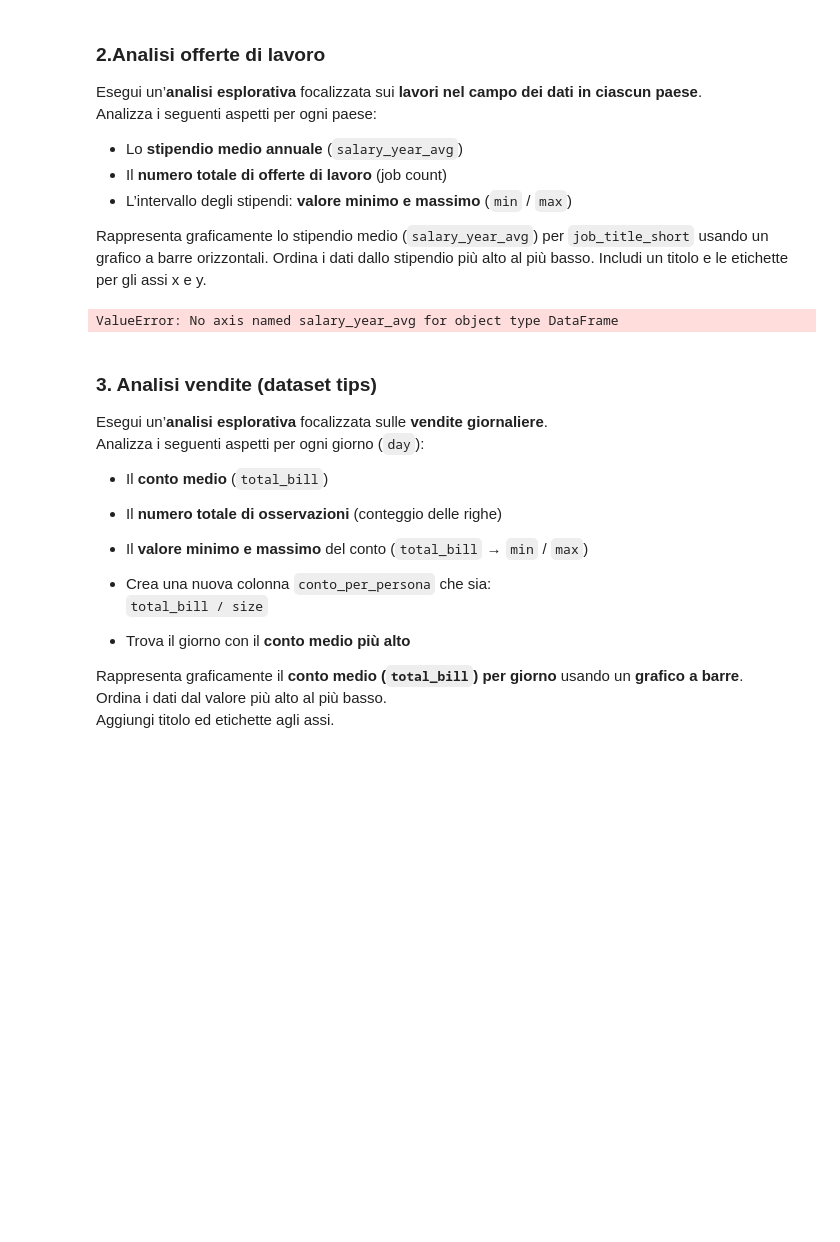
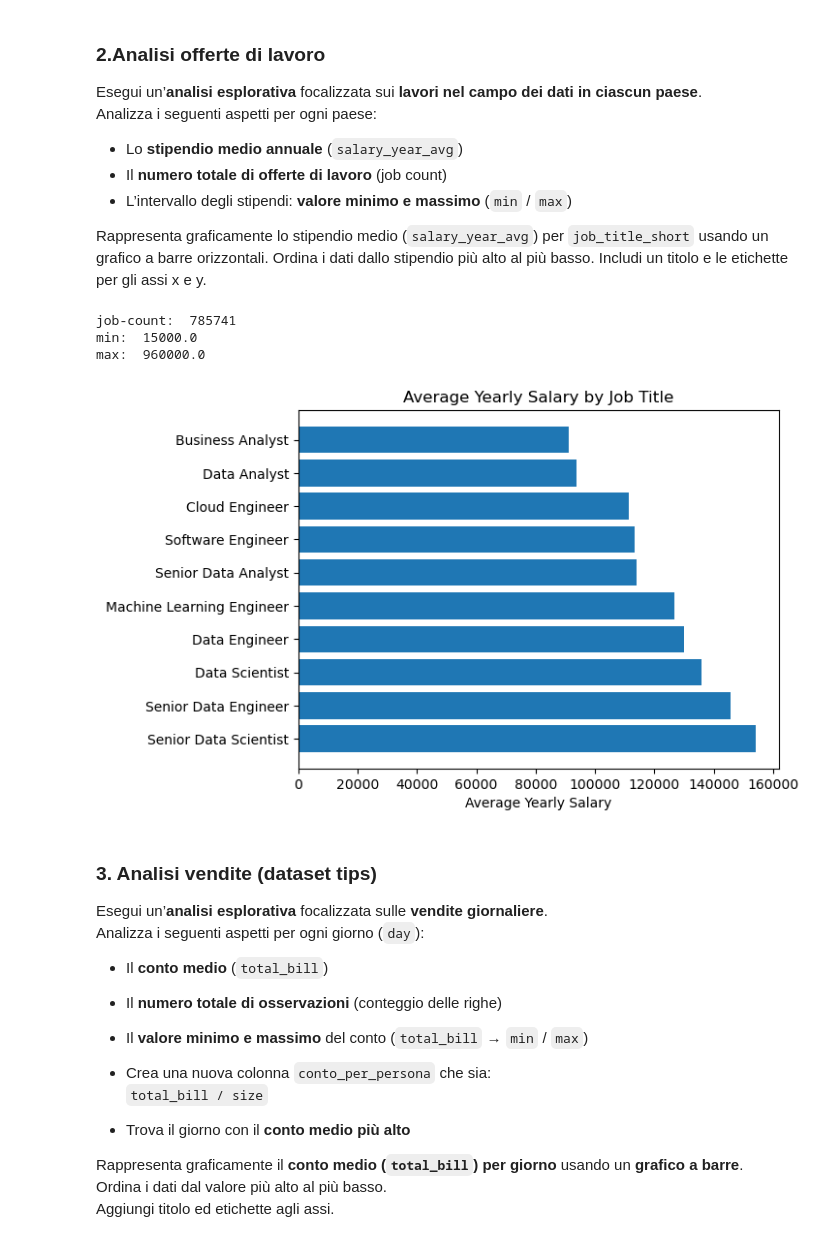
Before and after one commit to nickol00/prog2, a Jupyter notebook: 3.5_Esercizi_lez_3.ipynb, the cells around one changed output. Saved outputs shown, nothing was run; the diff lists cells and outputs as text; code cells hidden in the pictures; blank space fills up the shorter version.

```diff
--- a/3.5_Esercizi_lez_3.ipynb
+++ b/3.5_Esercizi_lez_3.ipynb
@@ -63,16 +63,33 @@ Analizza i seguenti aspetti per ogni paese:
 Rappresenta graficamente lo stipendio medio (`salary_year_avg`) per `job_title_short` usando un grafico a barre orizzontali. Ordina i dati dallo stipendio più alto al più basso. Includi un titolo e le etichette per gli assi x e y.
 # %%
 import pandas as pd
+import matplotlib.pyplot as plt
 from datasets import load_dataset
 
 dataset = load_dataset('lukebarousse/data_jobs')
 df = dataset['train'].to_pandas()
 
 df['job_posted_date'] = pd.to_datetime(df['job_posted_date'])
+mean_year_avg = df["salary_year_avg"].mean(skipna=True)
+job_count = df["job_title_short"].count()
+print("job-count: ",job_count)
+
+stipendio_range = df["salary_year_avg"].describe()
+print("min: ", stipendio_range["min"])
+print("max: ", stipendio_range["max"])
 df.head()
-stipendio_medio = df.mean("salary_year_avg", skipna=True)
+
+df_salary_year_avg = df.groupby("job_title_short")["salary_year_avg"].mean(skipna=True)
+df_salary_year_avg.sort_values(ascending=False, inplace=True)
+plt.barh(df_salary_year_avg.index, df_salary_year_avg.values)
+plt.xlabel("Average Yearly Salary")
+plt.title("Average Yearly Salary by Job Title")
+plt.show()
 # %% [output]
-ValueError: No axis named salary_year_avg for object type DataFrame
+job-count:  785741
+min:  15000.0
+max:  960000.0
+[figure, added]
 # %% [markdown]
 ### **3. Analisi vendite (dataset tips)**
 
```
Also changed, not shown: parts of 2 cells of this notebook.
